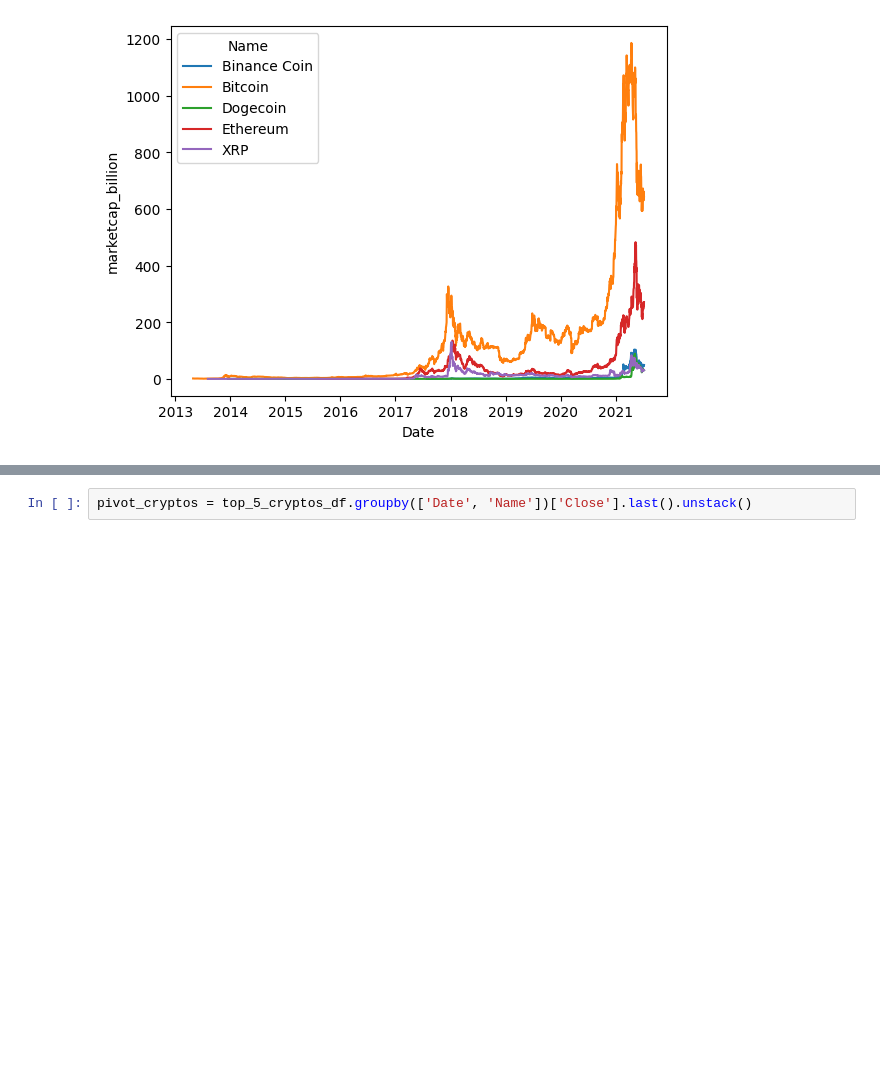
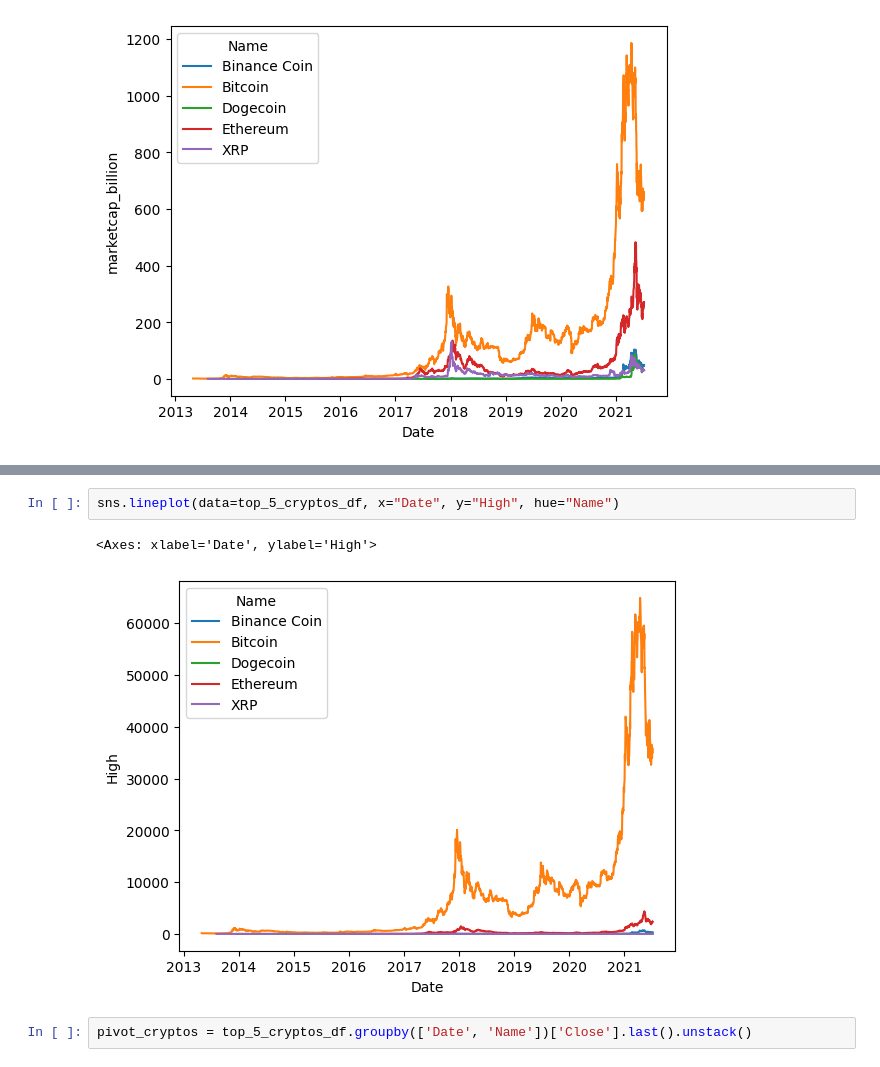
Before and after one commit to alejomaar/Network-Science-for-Data-Analytics, a Jupyter notebook: homework_1/cryptocurrencies.ipynb, the cells around one changed output, grey strips where cells are left out. Saved outputs shown, nothing was run; the diff lists cells and outputs as text; blank space fills up the shorter version.

```diff
--- a/homework_1/cryptocurrencies.ipynb
+++ b/homework_1/cryptocurrencies.ipynb
@@ -357,3 +356,8 @@ top_5_cryptos_df
+# %%
+sns.lineplot(data=top_5_cryptos_df, x="Date", y="High", hue="Name")
+# %% [output]
+<Axes: xlabel='Date', ylabel='High'>
+[figure, added]
 # %%
 pivot_cryptos = top_5_cryptos_df.groupby(['Date', 'Name'])['Close'].last().unstack()
 # %%
```
Also changed, not shown: parts of 18 cells of this notebook.
